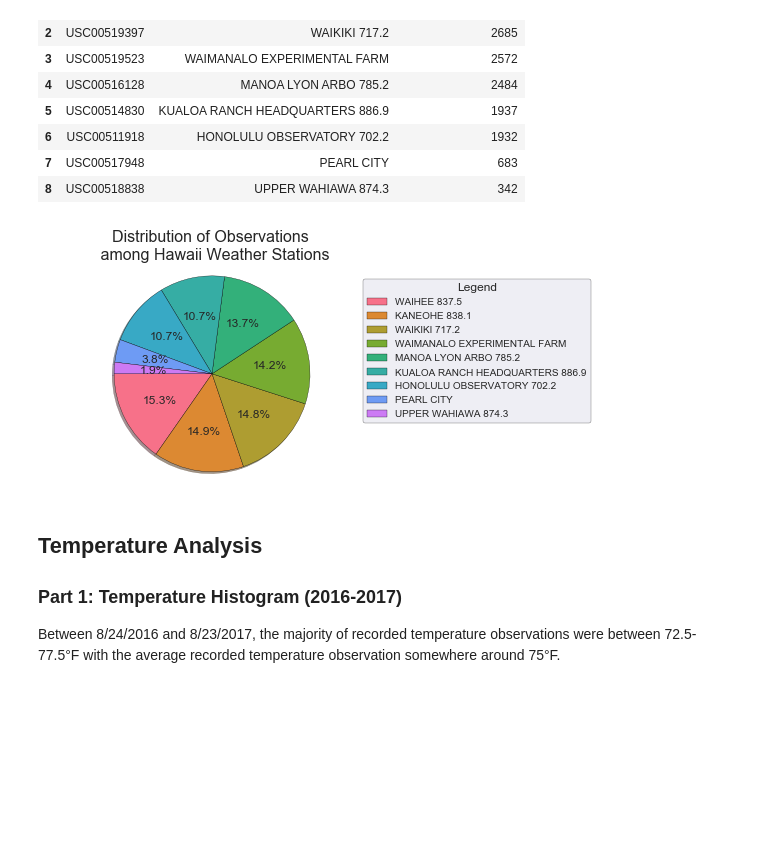
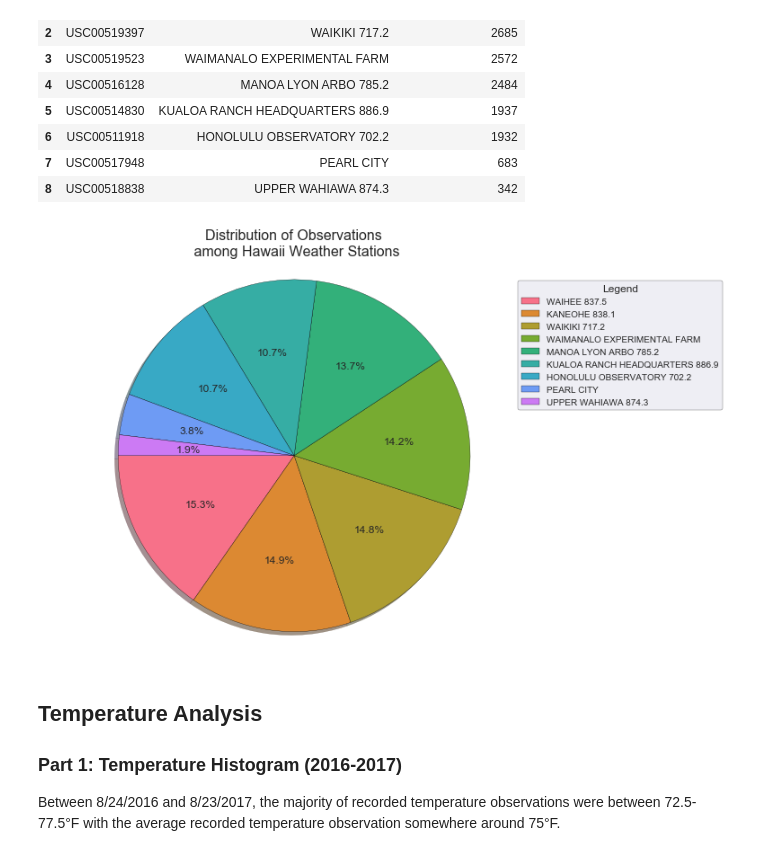
Before and after one commit to hmlanden/SurfyAPY, a Jupyter notebook: climate_analysis.ipynb, the cells around one changed output. Cells and saved outputs as stored; diff of their text form; code cells hidden in the pictures; blank space fills up the shorter version.

Commit message:
make pie chart bigger

```diff
--- a/climate_analysis.ipynb
+++ b/climate_analysis.ipynb
@@ -158,18 +158,19 @@ The station with the highest observation count is USC00519281 WAIHEE 837.5.
 | 7 | USC00517948 | PEARL CITY | 683 |
 | 8 | USC00518838 | UPPER WAHIAWA 874.3 | 342 |
 # %%
+plt.rcParams["figure.figsize"] = [10,8]
 plt.pie(station_obs_count_desc['Count Observations'],
         colors=hex_codes, shadow=True, startangle=180, autopct='%1.1f%%',
         wedgeprops={'edgecolor':'black'})
 plt.axis('equal')
 plt.title('Distribution of Observations \n among Hawaii Weather Stations',
           size=16)
 plt.legend(labels=station_obs_count_desc['name'], bbox_to_anchor=(0.85, 0.85),
            bbox_transform=plt.gcf().transFigure, frameon=True, edgecolor='black',
           title='Legend')
 plt.show()
 # %% [output]
-[figure, old version]
+[figure, new version]
 # %% [markdown]
 ## Temperature Analysis
 ### Part 1: Temperature Histogram (2016-2017)
```
Also changed, not shown: 1 other file.
